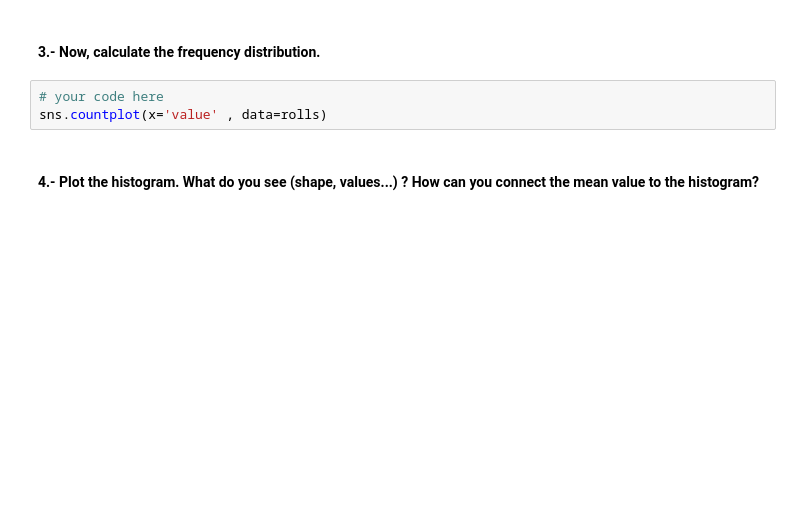
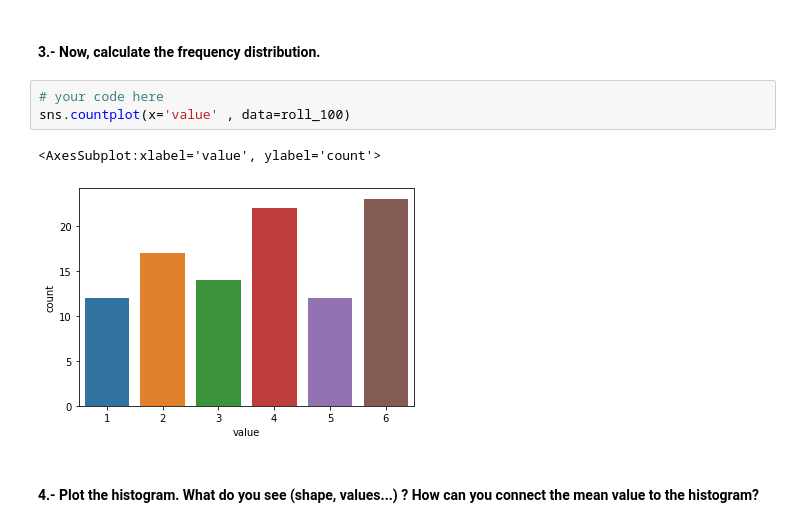
Before and after one commit to jdediegoAb/dataptmad0522_labs, a Jupyter notebook: module-2/understanding-descriptive-stats/your-code/main.ipynb, the cells around one changed output. Cells and saved outputs as stored; diff of their text form; blank space fills up the shorter version.

```diff
--- a/module-2/understanding-descriptive-stats/your-code/main.ipynb
+++ b/module-2/understanding-descriptive-stats/your-code/main.ipynb
@@ -136,7 +178,10 @@ rolls['value'].mean()
 #### 3.- Now, calculate the frequency distribution.
 # %%
 # your code here
-sns.countplot(x='value' , data=rolls)
+sns.countplot(x='value' , data=roll_100)
+# %% [output]
+<AxesSubplot:xlabel='value', ylabel='count'>
+[figure, added]
 # %% [markdown]
 #### 4.- Plot the histogram. What do you see (shape, values...) ? How can you connect the mean value to the histogram?
 # %%
```
Also changed, not shown: parts of 19 cells of this notebook.
